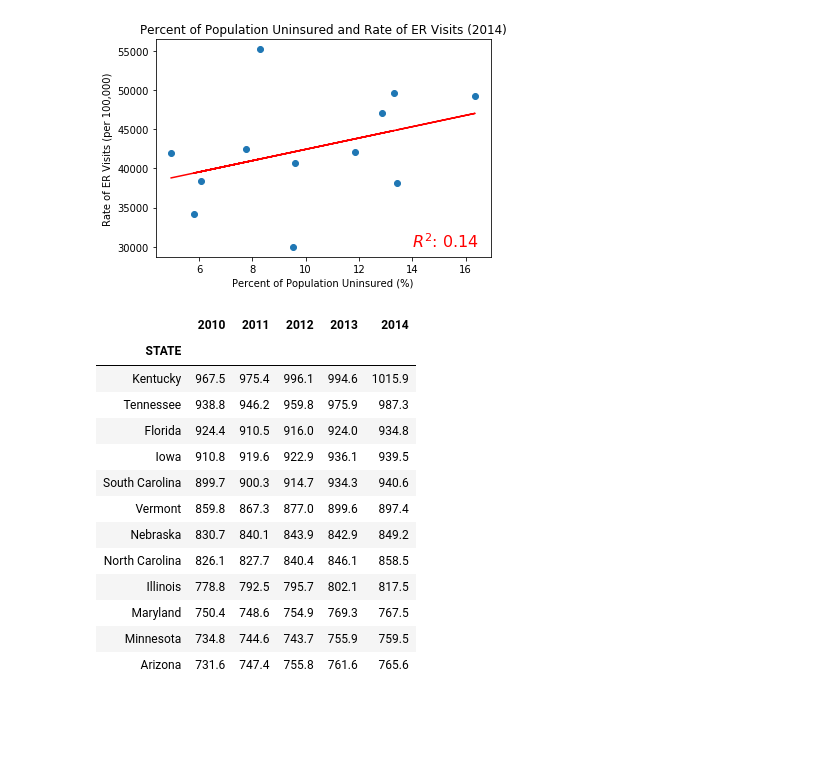
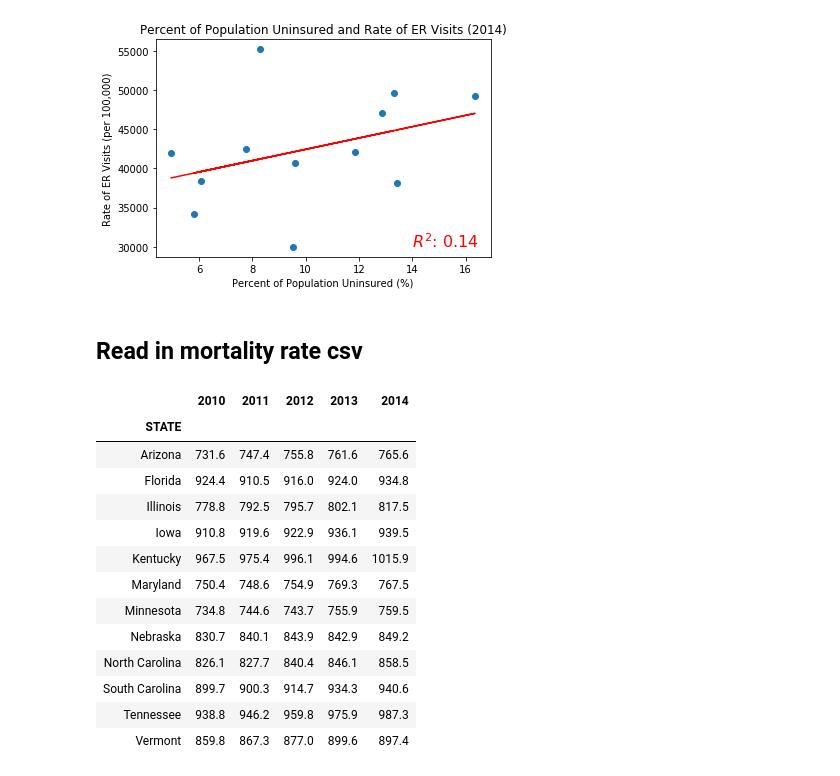
Before and after one commit to TJL30308/DREAM_Project, a Jupyter notebook: ER_Visits_Analysis.ipynb, the cells around one changed output. Drawn from its saved outputs; the diff is of its cells as text; code cells hidden in the pictures; blank space fills up the shorter version.

```diff
--- a/ER_Visits_Analysis.ipynb
+++ b/ER_Visits_Analysis.ipynb
@@ -375,22 +375,25 @@ plt.savefig('Images/ER_visits_uninsured_regress_2014.png')
 plt.show()
 # %% [output]
 [figure]
+# %% [markdown]
+## Read in mortality rate csv
 # %%
 mortality_rate = pd.read_csv('Resources/crudemortality.csv')
 mortality_rate = mortality_rate.set_index('STATE')
-mortality_rate.sort_values(by = '2010', ascending = False)
+mortality_rate.columns= mortality_rate.columns.astype(int)
+mortality_rate
 # %% [output]
 |  | 2010 | 2011 | 2012 | 2013 | 2014 |
 | STATE |  |  |  |  |  |
+| Arizona | 731.6 | 747.4 | 755.8 | 761.6 | 765.6 |
+| Florida | 924.4 | 910.5 | 916.0 | 924.0 | 934.8 |
+| Illinois | 778.8 | 792.5 | 795.7 | 802.1 | 817.5 |
+| Iowa | 910.8 | 919.6 | 922.9 | 936.1 | 939.5 |
 | Kentucky | 967.5 | 975.4 | 996.1 | 994.6 | 1015.9 |
-| Tennessee | 938.8 | 946.2 | 959.8 | 975.9 | 987.3 |
-| Florida | 924.4 | 910.5 | 916.0 | 924.0 | 934.8 |
-| Iowa | 910.8 | 919.6 | 922.9 | 936.1 | 939.5 |
-| South Carolina | 899.7 | 900.3 | 914.7 | 934.3 | 940.6 |
-| Vermont | 859.8 | 867.3 | 877.0 | 899.6 | 897.4 |
+| Maryland | 750.4 | 748.6 | 754.9 | 769.3 | 767.5 |
+| Minnesota | 734.8 | 744.6 | 743.7 | 755.9 | 759.5 |
 | Nebraska | 830.7 | 840.1 | 843.9 | 842.9 | 849.2 |
 | North Carolina | 826.1 | 827.7 | 840.4 | 846.1 | 858.5 |
-| Illinois | 778.8 | 792.5 | 795.7 | 802.1 | 817.5 |
-| Maryland | 750.4 | 748.6 | 754.9 | 769.3 | 767.5 |
-| Minnesota | 734.8 | 744.6 | 743.7 | 755.9 | 759.5 |
-| Arizona | 731.6 | 747.4 | 755.8 | 761.6 | 765.6 |
+| South Carolina | 899.7 | 900.3 | 914.7 | 934.3 | 940.6 |
+| Tennessee | 938.8 | 946.2 | 959.8 | 975.9 | 987.3 |
+| Vermont | 859.8 | 867.3 | 877.0 | 899.6 | 897.4 |
```
Also changed, not shown: parts of 18 cells of this notebook, 6 other files.
